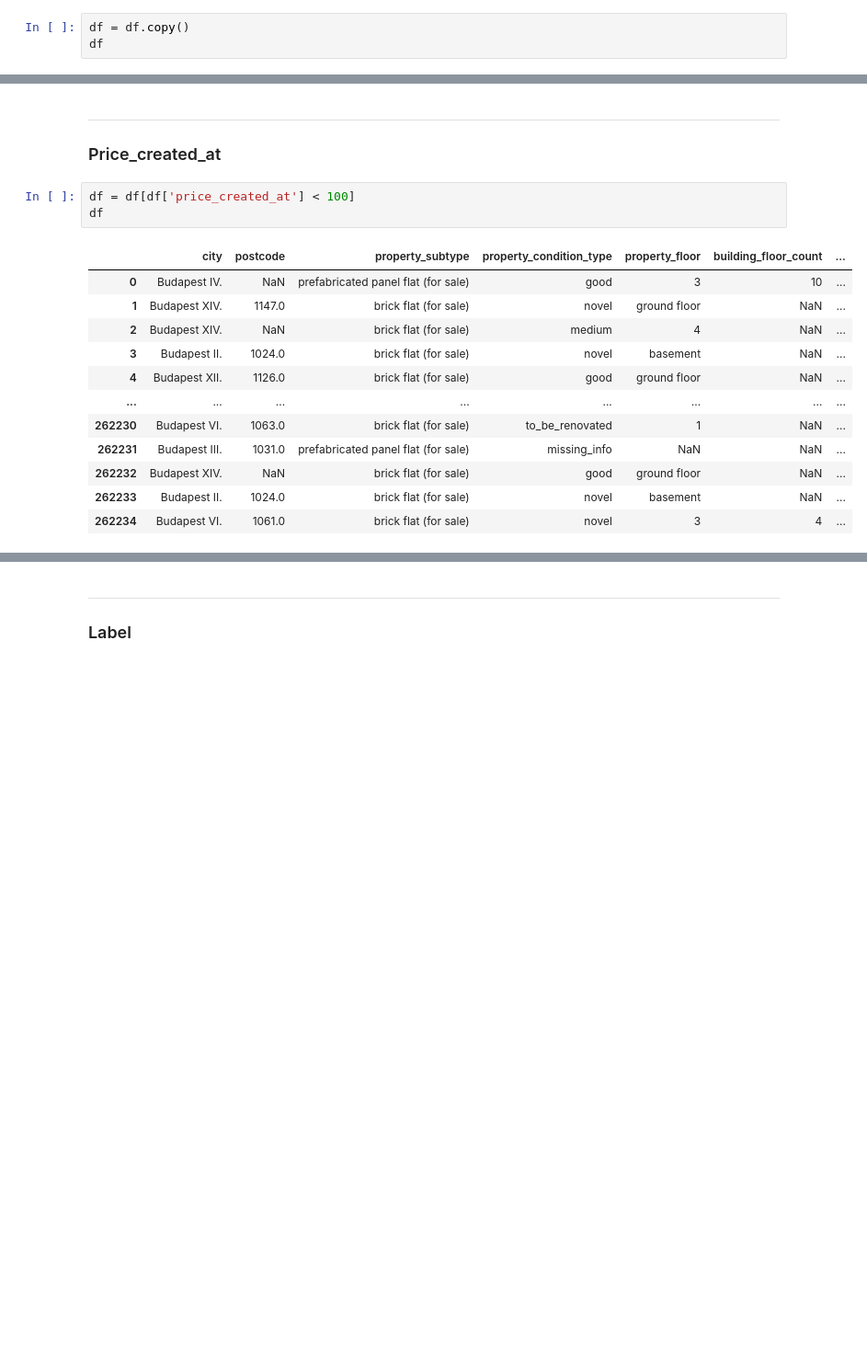
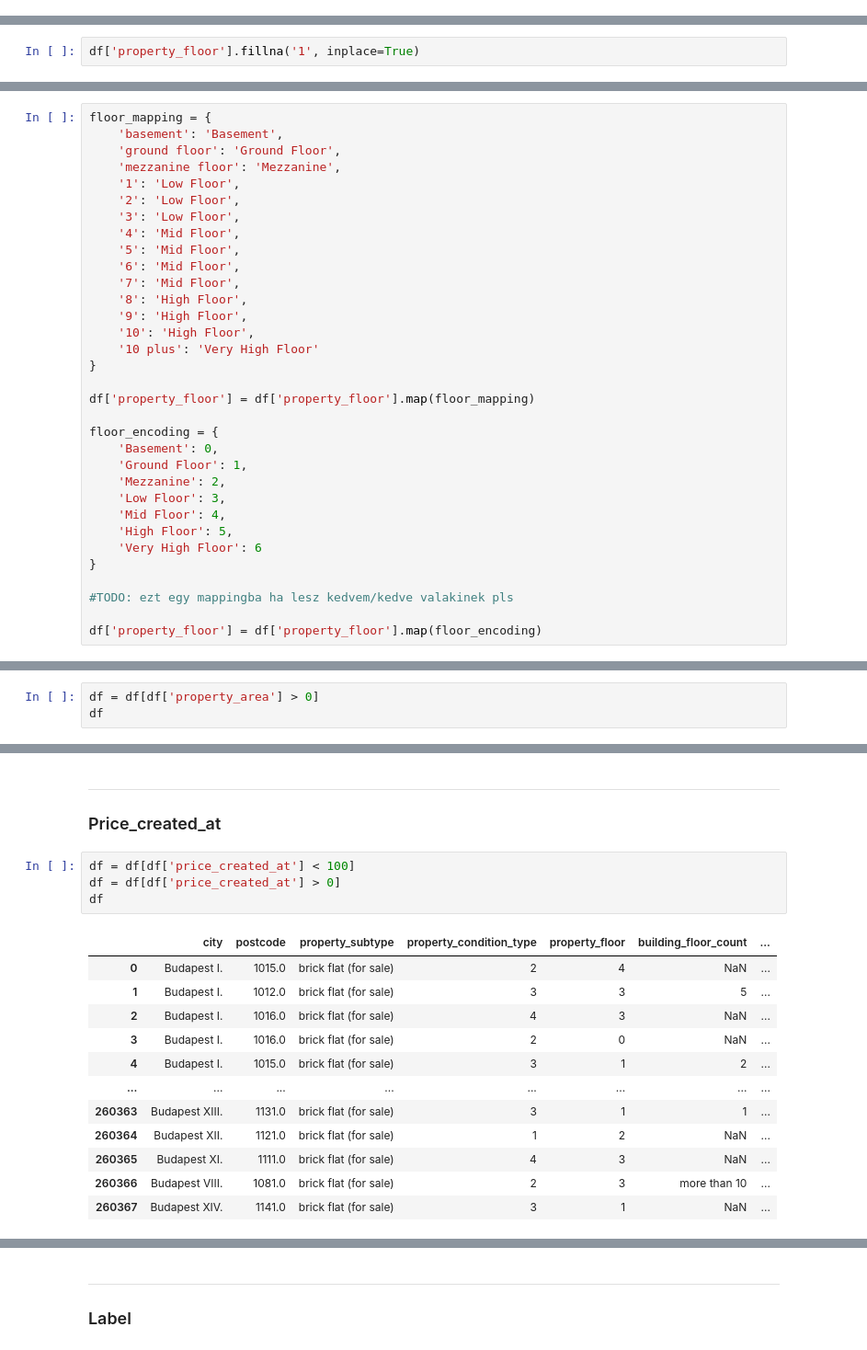
Before and after one commit to kristof39612/lakasarak_lab, a Jupyter notebook: main.ipynb, the cells around one changed output, grey strips where cells are left out. Shown at 92% size. Saved outputs shown, nothing was run; the diff lists cells and outputs as text; blank space fills up the shorter version.

```diff
--- a/main.ipynb
+++ b/main.ipynb
@@ -166,6 +306,3 @@ citydf
 ---
 
 ### Property type
-# %%
-df = df.copy()
-df
@@ -297,0 +482,2 @@ Name: property_floor, dtype: object
+# %%
+df['property_floor'].fillna('1', inplace=True)
@@ -298,3 +503,36 @@ Name: property_floor, dtype: object
+# %%
+floor_mapping = {
+    'basement': 'Basement',
+    'ground floor': 'Ground Floor',
+    'mezzanine floor': 'Mezzanine',
+    '1': 'Low Floor',
+    '2': 'Low Floor',
+    '3': 'Low Floor',
+    '4': 'Mid Floor',
+    '5': 'Mid Floor',
+    '6': 'Mid Floor',
+    '7': 'Mid Floor',
+    '8': 'High Floor',
+    '9': 'High Floor',
+    '10': 'High Floor',
+    '10 plus': 'Very High Floor'
+}
+
+df['property_floor'] = df['property_floor'].map(floor_mapping)
+
+floor_encoding = {
+    'Basement': 0,
+    'Ground Floor': 1,
+    'Mezzanine': 2,
+    'Low Floor': 3,
+    'Mid Floor': 4,
+    'High Floor': 5,
+    'Very High Floor': 6
+}
+
+#TODO: ezt egy mappingba ha lesz kedvem/kedve valakinek pls
+
+df['property_floor'] = df['property_floor'].map(floor_encoding)
 # %% [markdown]
 ---
 
@@ -377,0 +631,3 @@ df
+# %%
+df = df[df['property_area'] > 0]
+df
@@ -381,17 +651,18 @@ df
 ### Price_created_at
 # %%
 df = df[df['price_created_at'] < 100]
+df = df[df['price_created_at'] > 0]
 df
 # %% [output]
 |  | city | postcode | property_subtype | property_condition_type | property_floor | building_floor_count | ... |
-| 0 | Budapest IV. | NaN | prefabricated panel flat (for sale) | good | 3 | 10 | ... |
-| 1 | Budapest XIV. | 1147.0 | brick flat (for sale) | novel | ground floor | NaN | ... |
-| 2 | Budapest XIV. | NaN | brick flat (for sale) | medium | 4 | NaN | ... |
-| 3 | Budapest II. | 1024.0 | brick flat (for sale) | novel | basement | NaN | ... |
-| 4 | Budapest XII. | 1126.0 | brick flat (for sale) | good | ground floor | NaN | ... |
+| 0 | Budapest I. | 1015.0 | brick flat (for sale) | 2 | 4 | NaN | ... |
+| 1 | Budapest I. | 1012.0 | brick flat (for sale) | 3 | 3 | 5 | ... |
+| 2 | Budapest I. | 1016.0 | brick flat (for sale) | 4 | 3 | NaN | ... |
+| 3 | Budapest I. | 1016.0 | brick flat (for sale) | 2 | 0 | NaN | ... |
+| 4 | Budapest I. | 1015.0 | brick flat (for sale) | 3 | 1 | 2 | ... |
 | ... | ... | ... | ... | ... | ... | ... | ... |
-| 262230 | Budapest VI. | 1063.0 | brick flat (for sale) | to_be_renovated | 1 | NaN | ... |
-| 262231 | Budapest III. | 1031.0 | prefabricated panel flat (for sale) | missing_info | NaN | NaN | ... |
-| 262232 | Budapest XIV. | NaN | brick flat (for sale) | good | ground floor | NaN | ... |
-| 262233 | Budapest II. | 1024.0 | brick flat (for sale) | novel | basement | NaN | ... |
-| 262234 | Budapest VI. | 1061.0 | brick flat (for sale) | novel | 3 | 4 | ... |
+| 260363 | Budapest XIII. | 1131.0 | brick flat (for sale) | 3 | 1 | 1 | ... |
+| 260364 | Budapest XII. | 1121.0 | brick flat (for sale) | 1 | 2 | NaN | ... |
+| 260365 | Budapest XI. | 1111.0 | brick flat (for sale) | 4 | 3 | NaN | ... |
+| 260366 | Budapest VIII. | 1081.0 | brick flat (for sale) | 2 | 3 | more than 10 | ... |
+| 260367 | Budapest XIV. | 1141.0 | brick flat (for sale) | 3 | 1 | NaN | ... |
```
Also changed, not shown: parts of 73 cells of this notebook.
